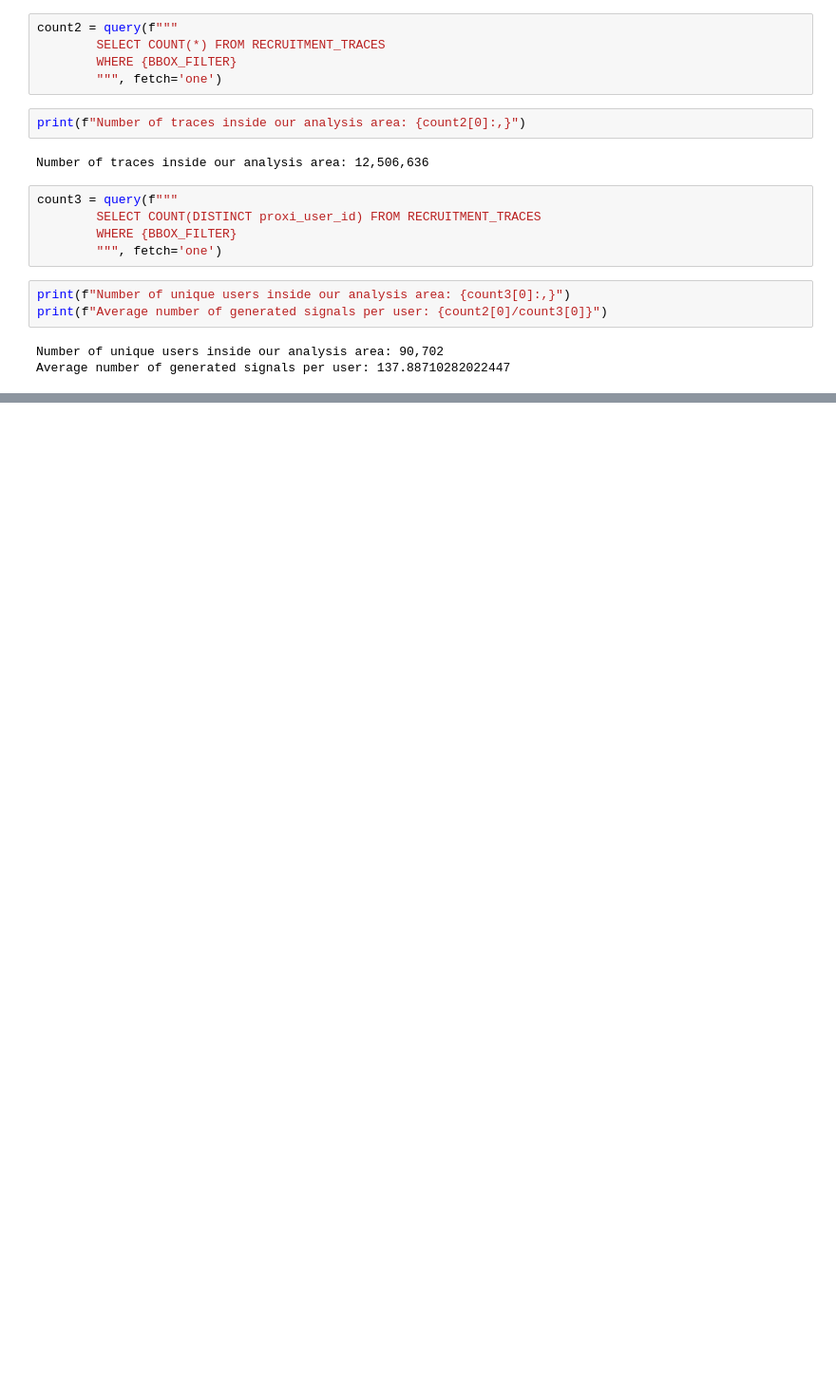
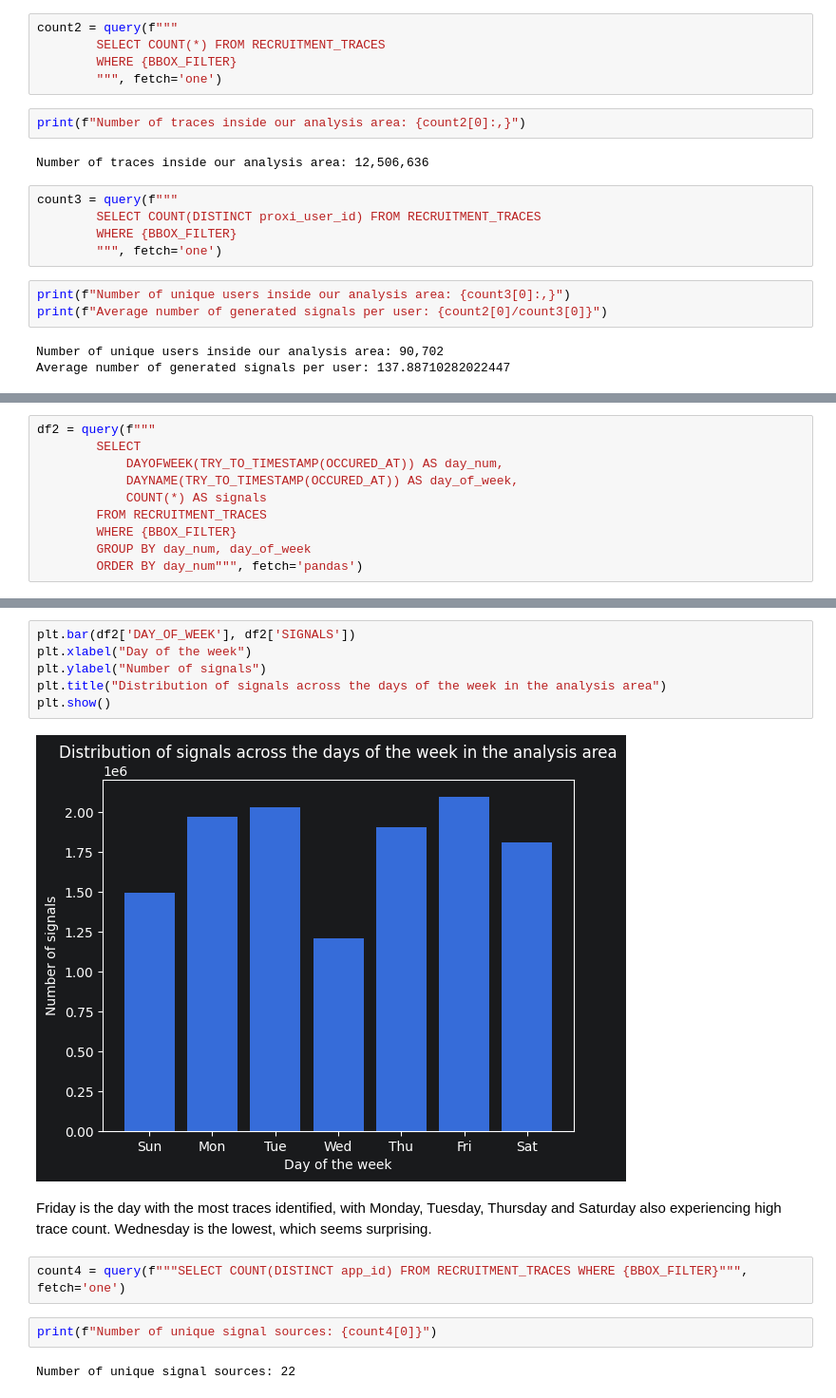
Before and after one commit to JanMatusiak/dataplace-ai-task, a Jupyter notebook: notebooks/01_exploratory_data_analysis.ipynb, the cells around one changed output, grey strips where cells are left out. Shown at 95% size. Saved outputs shown, nothing was run; the diff lists cells and outputs as text; blank space fills up the shorter version.

```diff
--- a/notebooks/01_exploratory_data_analysis.ipynb
+++ b/notebooks/01_exploratory_data_analysis.ipynb
@@ -1165,0 +1255,10 @@ Average number of generated signals per user: 137.88710282022447
+# %%
+df2 = query(f"""
+        SELECT
+            DAYOFWEEK(TRY_TO_TIMESTAMP(OCCURED_AT)) AS day_num,
+            DAYNAME(TRY_TO_TIMESTAMP(OCCURED_AT)) AS day_of_week,
+            COUNT(*) AS signals
+        FROM RECRUITMENT_TRACES
+        WHERE {BBOX_FILTER}
+        GROUP BY day_num, day_of_week
+        ORDER BY day_num""", fetch='pandas')
@@ -1165,0 +1276,16 @@ Average number of generated signals per user: 137.88710282022447
+# %%
+plt.bar(df2['DAY_OF_WEEK'], df2['SIGNALS'])
+plt.xlabel("Day of the week")
+plt.ylabel("Number of signals")
+plt.title("Distribution of signals across the days of the week in the analysis area")
+plt.show()
+# %% [output]
+[figure, added]
+# %% [markdown]
+Friday is the day with the most traces identified, with Monday, Tuesday, Thursday and Saturday also experiencing high trace count. Wednesday is the lowest, which seems surprising.
+# %%
+count4 = query(f"""SELECT COUNT(DISTINCT app_id) FROM RECRUITMENT_TRACES WHERE {BBOX_FILTER}""", fetch='one')
+# %%
+print(f"Number of unique signal sources: {count4[0]}")
+# %% [output]
+Number of unique signal sources: 22
```
Also changed, not shown: parts of 81 cells of this notebook.
